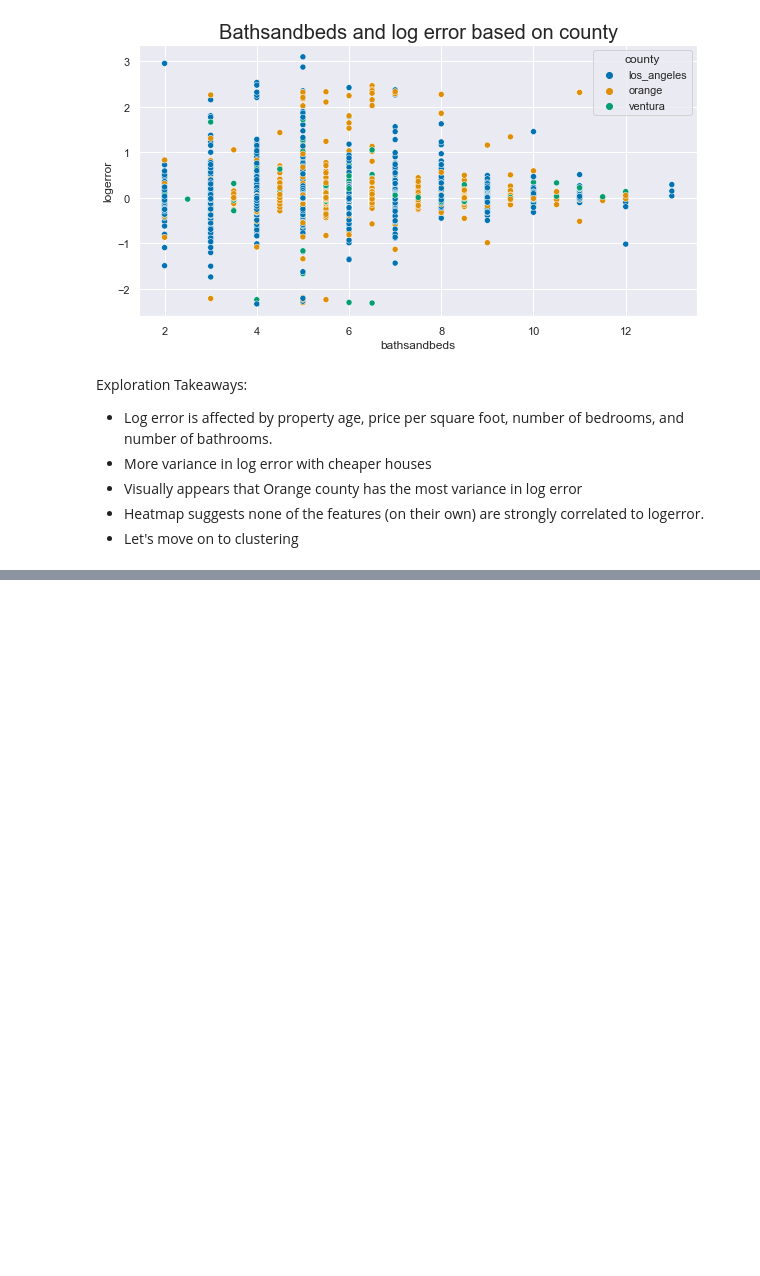
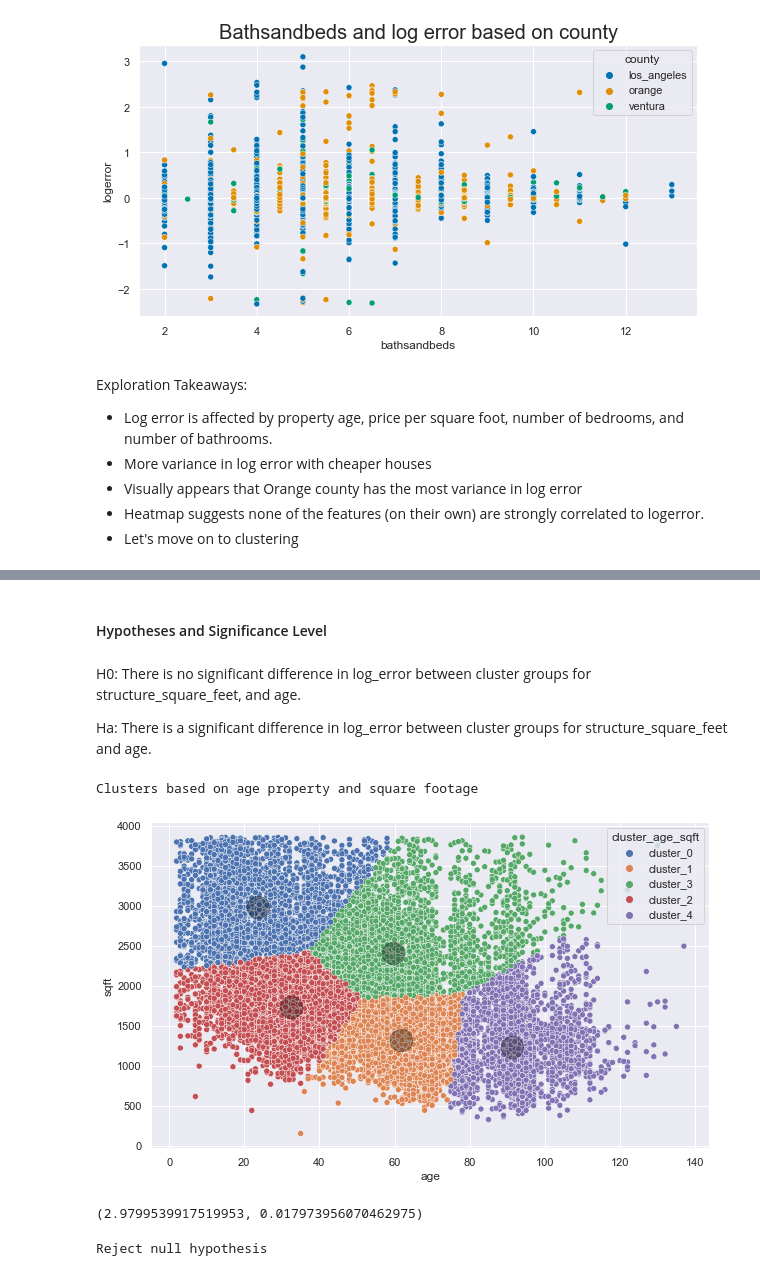
Before and after one commit to Olivert75/clustering_project, a Jupyter notebook: final_notebook.ipynb, the cells around one changed output, grey strips where cells are left out. Drawn from its saved outputs; the diff is of its cells as text; code cells hidden in the pictures; blank space fills up the shorter version.

Commit message:
test model and conclusion

```diff
--- a/final_notebook.ipynb
+++ b/final_notebook.ipynb
@@ -411,0 +417,6 @@ Exploration Takeaways:
+# %% [markdown]
+#### Hypotheses and Significance Level
+# %% [markdown]
+H0: There is no significant difference in log_error between cluster groups for structure_square_feet, and age.
+
+Ha: There is a significant difference in log_error between cluster groups for structure_square_feet and age.
@@ -411,0 +426,9 @@ Exploration Takeaways:
+# %%
+#Let's look at property age and square footage
+X_features = ['age', 'sqft']
+train, X_scaled, scaler, kmeans, centroids = e.create_cluster(train, validate, test, X_features, 5,'cluster_age_sqft')
+e.create_scatter_plot('age','sqft',train,kmeans, X_scaled, scaler,'cluster_age_sqft')
+print('Clusters based on age property and square footage')
+# %% [output]
+Clusters based on age property and square footage
+[figure, added]
@@ -411,0 +441,13 @@ Exploration Takeaways:
+# %%
+#Statistically significant differences in log error means between these groups?
+f, p = f_oneway(agescluster_0,agescluster_1,agescluster_2,agescluster_3,agescluster_4)
+f,p
+# %% [output]
+(2.9799539917519953, 0.017973956070462975)
+# %%
+if p < α:
+    print(f'Reject null hypothesis')
+else:
+    print(f'Fail to reject null hypothesis')
+# %% [output]
+Reject null hypothesis
```
Also changed, not shown: parts of 42 cells of this notebook.
